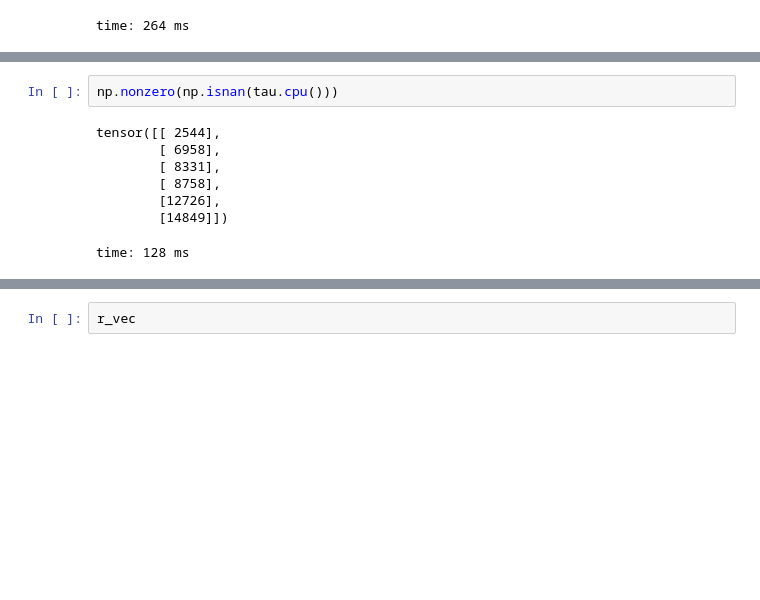
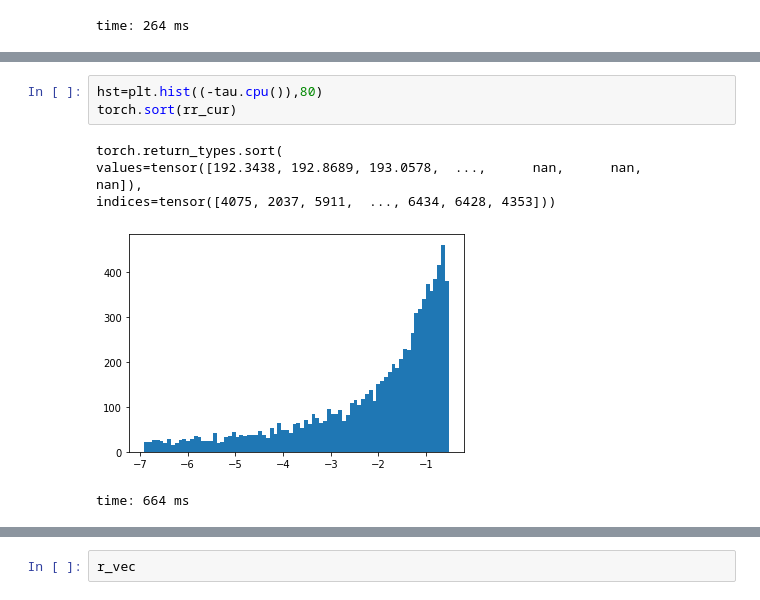
Before and after one commit to peijin94/SunRay, a Jupyter notebook: ray_scat_test.ipynb, the cells around one changed output, grey strips where cells are left out. Saved outputs shown, nothing was run; the diff lists cells and outputs as text; blank space fills up the shorter version.

```diff
--- a/ray_scat_test.ipynb
+++ b/ray_scat_test.ipynb
@@ -168,12 +170,11 @@ time: 5.65 s
-# %%
-np.nonzero(np.isnan(tau.cpu()))
-# %% [output]
-tensor([[ 2544],
-        [ 6958],
-        [ 8331],
-        [ 8758],
-        [12726],
-        [14849]])
-time: 128 ms
+# %%
+hst=plt.hist((-tau.cpu()),80)
+torch.sort(rr_cur)
+# %% [output]
+torch.return_types.sort(
+values=tensor([192.3438, 192.8689, 193.0578,  ...,      nan,      nan,      nan]),
+indices=tensor([4075, 2037, 5911,  ..., 6434, 6428, 4353]))
+[figure, added]
+time: 664 ms
 # %%
 from sunRay.showPlot import XYVariationPlot
```
Also changed, not shown: parts of 8 cells of this notebook, 5 other files.
